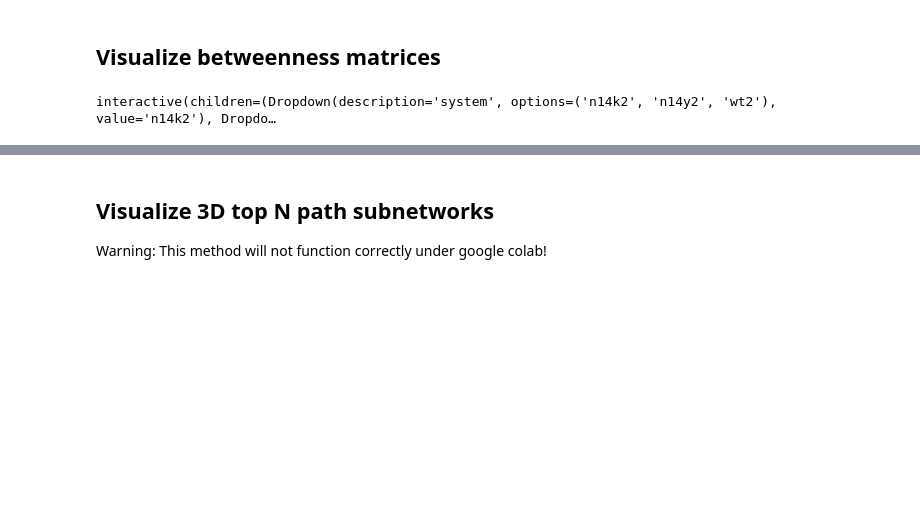
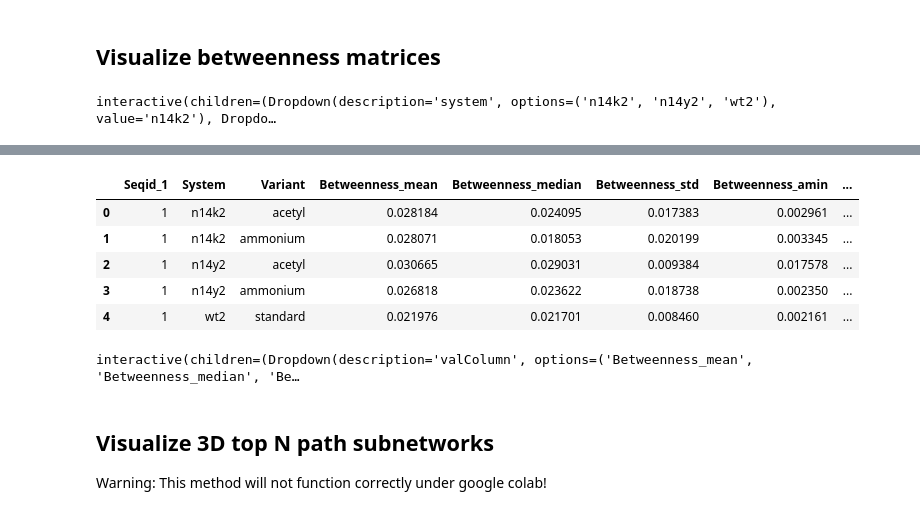
Before and after one commit to wesleymsmith/cx26_energy_network, a Jupyter notebook: Analyze_InteractionEnergy_Networks.ipynb, the cells around one changed output, grey strips where cells are left out. Drawn from its saved outputs; the diff is of its cells as text; code cells hidden in the pictures; blank space fills up the shorter version.

Commit message:
added node betweenness plotting to Analyze_InteractiveEnergy_Networks notebook

```diff
--- a/Analyze_InteractionEnergy_Networks.ipynb
+++ b/Analyze_InteractionEnergy_Networks.ipynb
@@ -150,0 +171,5 @@ interactive(children=(Dropdown(description='system', options=('n14k2', 'n14y2',
+# %%
+residueImportanceSums=networkDataTable[
+    ['Resid_1','Seqid_1','System','Variant','Rep','Betweenness']
+].groupby(['Resid_1','Seqid_1','System','Variant','Rep']).agg(sum).reset_index()
+residueImportanceSums.head()
@@ -150,0 +202,32 @@ interactive(children=(Dropdown(description='system', options=('n14k2', 'n14y2',
+# %%
+nodeImportanceMeans=residueImportanceSums.drop(columns='Resid_1').groupby(
+        ['Seqid_1','System','Variant']
+    ).aggregate(
+        [np.mean,
+         np.median,
+         np.std,
+         np.min,
+         np.max,
+         pd.Series.count])
+nodeImportanceMeans.columns=nodeImportanceMeans.columns.map(
+    lambda x: '_'.join(x))
+nodeImportanceMeans=nodeImportanceMeans.reset_index()
+nodeImportanceMeans.head()
+# %% [output]
+|  | Seqid_1 | System | Variant | Betweenness_mean | Betweenness_median | Betweenness_std | Betweenness_amin | ... |
+| 0 | 1 | n14k2 | acetyl | 0.028184 | 0.024095 | 0.017383 | 0.002961 | ... |
+| 1 | 1 | n14k2 | ammonium | 0.028071 | 0.018053 | 0.020199 | 0.003345 | ... |
+| 2 | 1 | n14y2 | acetyl | 0.030665 | 0.029031 | 0.009384 | 0.017578 | ... |
+| 3 | 1 | n14y2 | ammonium | 0.026818 | 0.023622 | 0.018738 | 0.002350 | ... |
+| 4 | 1 | wt2 | standard | 0.021976 | 0.021701 | 0.008460 | 0.002161 | ... |
+# %%
+@interact
+def show_node_betweenness_plot(valColumn=[colName for colName in nodeImportanceMeans.columns \
+                                          if 'Betweenness' in colName]):
+    correlation_data_utilities.bokeh_tidtyDataTable_barChart(nodeImportanceMeans,xColumns=['Seqid_1','System','Variant'],
+                                  valColumn=valColumn,fillColumnInd=1,lineColumnInd=2,
+                                  columnFormatFuns=[lambda x: '%03g'%x,str,str],
+                                  xAxisLabel='Sequence Number, Variant, Terminus Type',
+                                  yAxisLabel=valColumn)
+# %% [output]
+interactive(children=(Dropdown(description='valColumn', options=('Betweenness_mean', 'Betweenness_median', 'Be…
```
Also changed, not shown: parts of 9 cells of this notebook.
